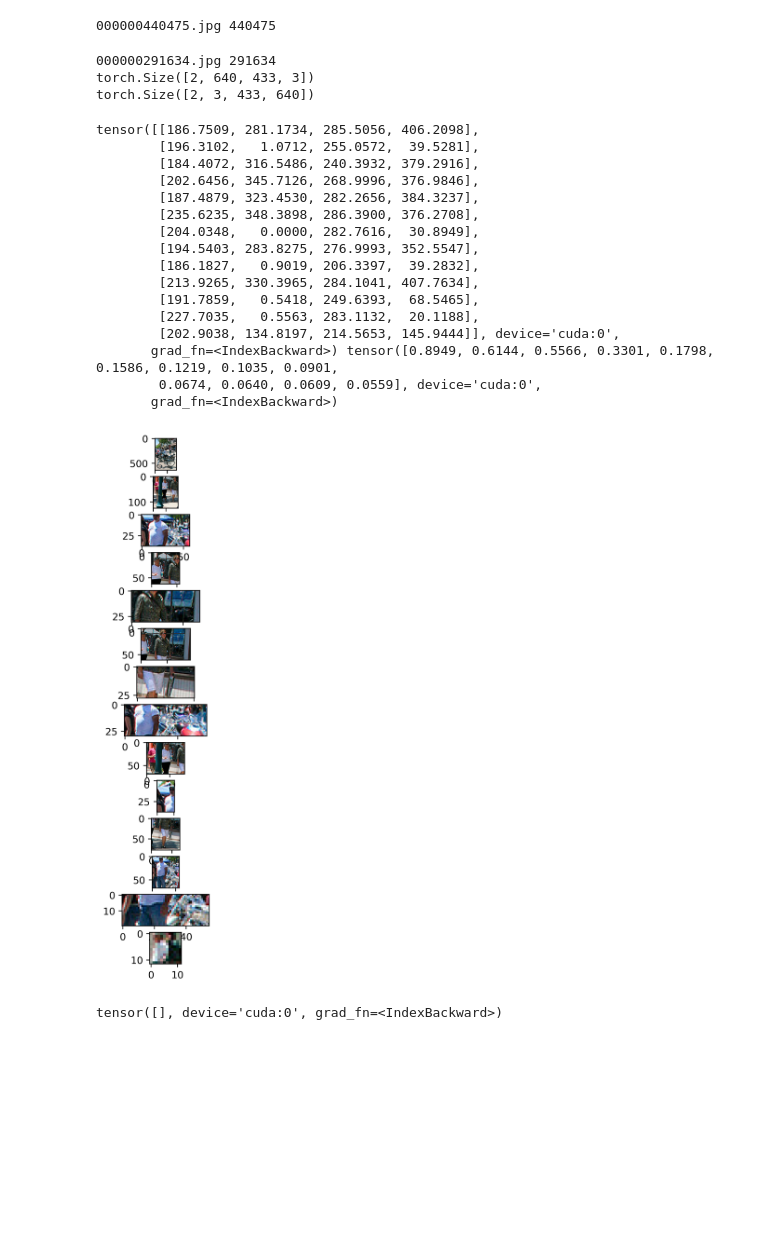
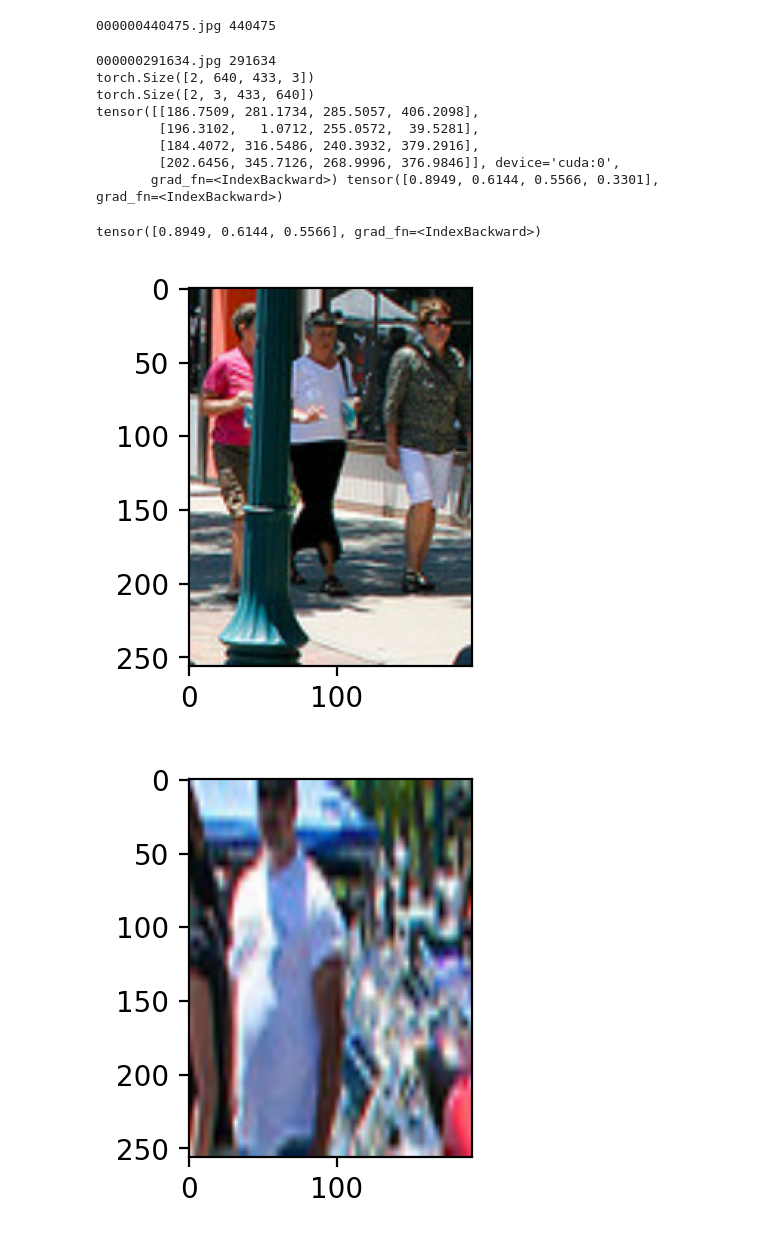
Before and after one commit to TheBlackRus/liveproject_HumanPoseEstimation, a Jupyter notebook: liveproject_humanpose_03.ipynb, the cells around one changed output. Saved outputs shown, nothing was run; the diff lists cells and outputs as text; code cells hidden in the pictures; blank space fills up the shorter version.

```diff
--- a/liveproject_humanpose_03.ipynb
+++ b/liveproject_humanpose_03.ipynb
@@ -183,11 +182,16 @@ class Detector:
 
   def find_person(self,img,preproces=True,
                   category=PERSON_CATEGORY,
+                  resize = (192,256),
+                  treshold = 0.5,
                   vis=False):
 
-    return self.find_object(img,preproces,category,vis)
+    return self.find_object(img,preproces,category,
+                            resize=resize,
+                            treshold=treshold,
+                            vis=vis)
 
-  def find_object(self,img,preproces,category,vis=False):
+  def find_object(self,img,preproces,category,resize = (192,256),treshold = 0.5, vis=False):
     if preproces:
       img = self.preproces_image(img)
 
@@ -195,14 +199,22 @@ class Detector:
 
     y = self.model(img_batch)
 
-    boxes, scores = self.__get_boxes(y,category)
+    boxes, scores = self.__get_boxes(y,category,treshold)
 
     if vis:
       self.vis_boxes(img,boxes)
 
-    return boxes, scores
+    res_images = []
+    for box in boxes:
+      crop_img = self.crop_box(img,box)
+      if resize is not None:
+        crop_img = self.resize_image(crop_img,resize)
+      res_images.append(crop_img)
+
+    return boxes, scores, res_images
 
   def vis_boxes(self,img,boxes):
+    print("vis",len(boxes))
     fig,ax = plt.subplots(len(boxes)+1,figsize=(20,10))
     if len(boxes):
       ax[0].imshow(img)
@@ -218,14 +230,17 @@ class Detector:
       fig.set_dpi(500)
     plt.show()
 
-  def __get_boxes(self,y,category):
+  def __get_boxes(self,y,category,treshold):
     if self.device == self.GPU:
       y[0]["labels"] = y[0]["labels"].to("cpu")
+      y[0]["scores"] = y[0]["scores"].to("cpu")
 
     boxes = y[0]["boxes"][np.where(y[0]["labels"]==category)]
     scores = y[0]["scores"][np.where(y[0]["labels"]==category)]
+    boxes = boxes[np.where(scores>=treshold)]
+    scores = scores[np.where(scores>=treshold)]
+    print(boxes, scores)
 
-    print(boxes, scores)
     return boxes, scores
 
   def crop_box(self,img,box):
@@ -240,6 +255,11 @@ class Detector:
     img_cropped = img[int(start_y):(int(start_y+h)),int(start_x):int(start_x+w),:]
     return img_cropped
 
+  def resize_image(self,img, resize =(192,256)):
+    target_width, target_height = resize
+    img_resized = cv2.resize(img,(target_width,target_height))
+    return img_resized
+
   def preproces_image(self,img):
     img = img / 255.0
     return img
@@ -277,29 +297,27 @@ img_1 = load_image(meta,1)
 000000440475.jpg 440475
 # %%
 img_X = load_image(meta,7)
-boxes, scores =dec.find_person(img_X,preproces=True,vis=True)
+boxes, scores, res_imgs =dec.find_person(img_X,preproces=True,treshold=0.3,vis=False)
 # %% [output]
 000000291634.jpg 291634
 torch.Size([2, 640, 433, 3])
 torch.Size([2, 3, 433, 640])
+tensor([[186.7509, 281.1734, 285.5057, 406.2098],
+        [196.3102,   1.0712, 255.0572,  39.5281],
+        [184.4072, 316.5486, 240.3932, 379.2916],
+        [202.6456, 345.7126, 268.9996, 376.9846]], device='cuda:0',
+       grad_fn=<IndexBackward>) tensor([0.8949, 0.6144, 0.5566, 0.3301], grad_fn=<IndexBackward>)
-tensor([[186.7509, 281.1734, 285.5056, 406.2098],
-        [196.3102,   1.0712, 255.0572,  39.5281],
-        [184.4072, 316.5486, 240.3932, 379.2916],
-        [202.6456, 345.7126, 268.9996, 376.9846],
-        [187.4879, 323.4530, 282.2656, 384.3237],
-        [235.6235, 348.3898, 286.3900, 376.2708],
-        [204.0348,   0.0000, 282.7616,  30.8949],
-        [194.5403, 283.8275, 276.9993, 352.5547],
-        [186.1827,   0.9019, 206.3397,  39.2832],
-        [213.9265, 330.3965, 284.1041, 407.7634],
-        [191.7859,   0.5418, 249.6393,  68.5465],
-        [227.7035,   0.5563, 283.1132,  20.1188],
-        [202.9038, 134.8197, 214.5653, 145.9444]], device='cuda:0',
-       grad_fn=<IndexBackward>) tensor([0.8949, 0.6144, 0.5566, 0.3301, 0.1798, 0.1586, 0.1219, 0.1035, 0.0901,
-        0.0674, 0.0640, 0.0609, 0.0559], device='cuda:0',
-       grad_fn=<IndexBackward>)
-[figure, removed]
-# %%
-scores
-# %% [output]
-tensor([], device='cuda:0', grad_fn=<IndexBackward>)
+# %%
+scores = scores.to("cpu")
+scores[np.where(scores>=0.5)]
+# %% [output]
+tensor([0.8949, 0.6144, 0.5566], grad_fn=<IndexBackward>)
+# %%
+ for prev in res_imgs:
+   fig,ax = plt.subplots(1,figsize=(5,2.5))
+   fig.set_dpi(200)
+   ax.imshow(prev)
+   plt.show()
+# %% [output]
+[figure, added]
+[figure, added]
```
Also changed, not shown: parts of 6 cells of this notebook.
